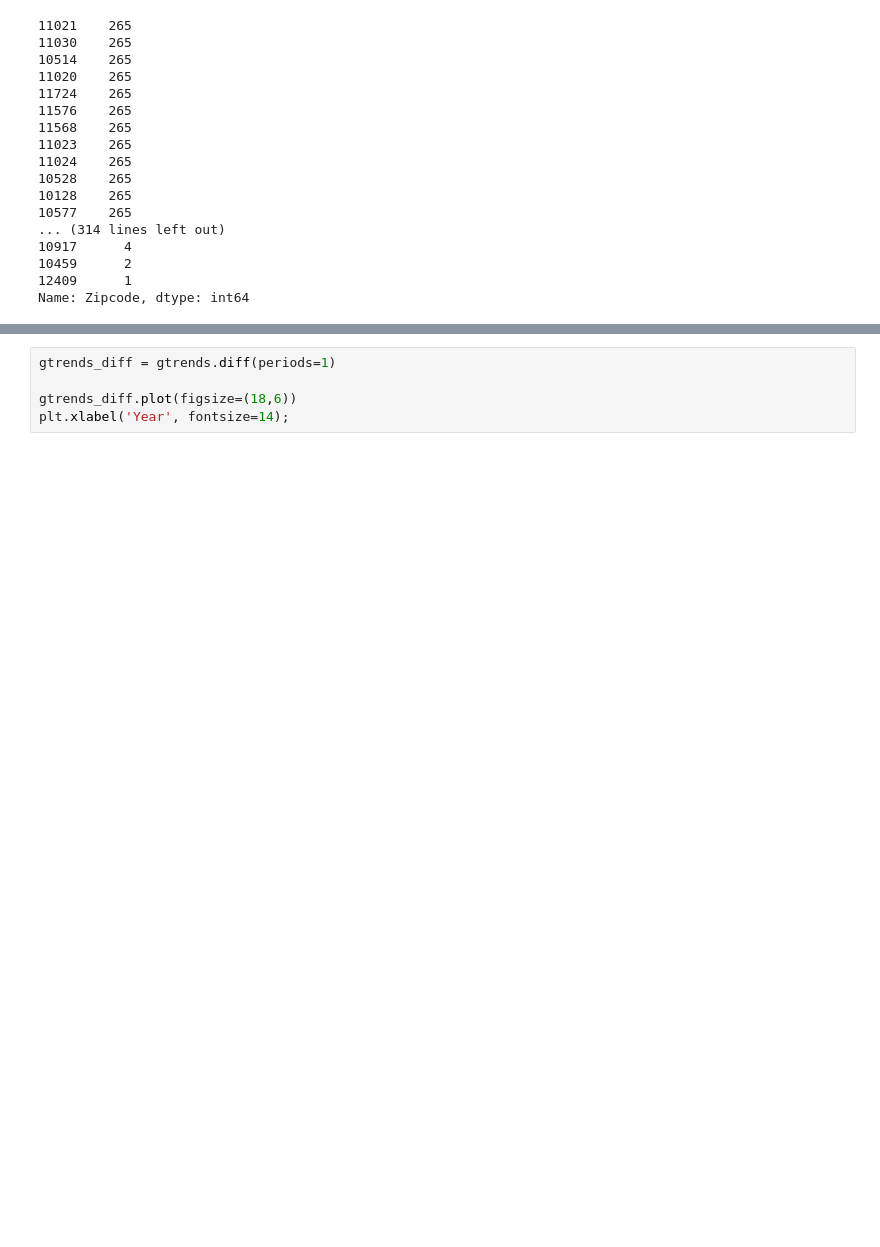
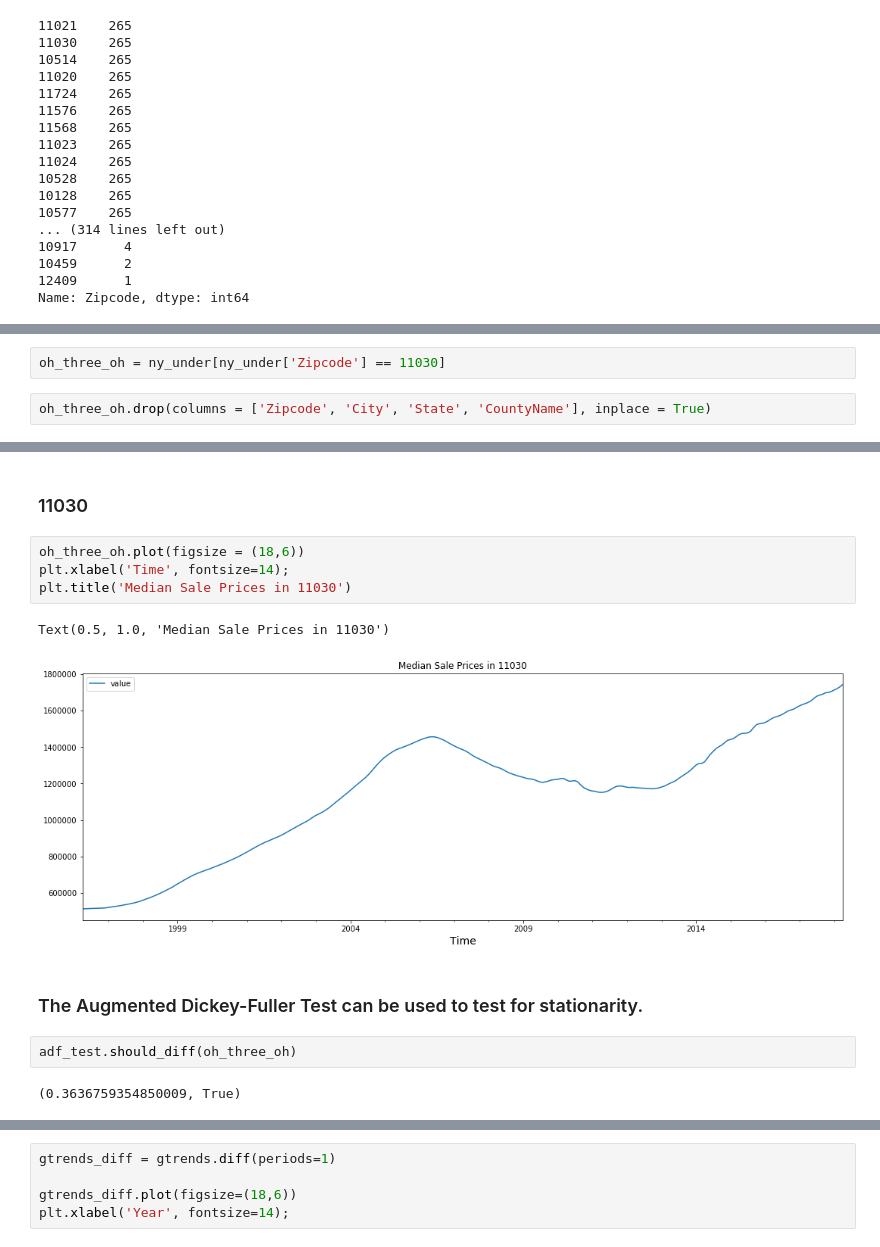
Before and after one commit to learn-co-curriculum/dsc-phase-4-project, a Jupyter notebook: time-series/starter_notebook.ipynb, the cells around one changed output, grey strips where cells are left out. Drawn from its saved outputs; the diff is of its cells as text; blank space fills up the shorter version.

```diff
--- a/time-series/starter_notebook.ipynb
+++ b/time-series/starter_notebook.ipynb
@@ -472,0 +525,4 @@ ny_under.head()
+# %%
+oh_three_oh = ny_under[ny_under['Zipcode'] == 11030]
+# %%
+oh_three_oh.drop(columns = ['Zipcode', 'City', 'State', 'CountyName'], inplace = True)
@@ -472,0 +837,15 @@ ny_under.head()
+# %% [markdown]
+### 11030
+# %%
+oh_three_oh.plot(figsize = (18,6))
+plt.xlabel('Time', fontsize=14);
+plt.title('Median Sale Prices in 11030')
+# %% [output]
+Text(0.5, 1.0, 'Median Sale Prices in 11030')
+[figure, added]
+# %% [markdown]
+### The Augmented Dickey-Fuller Test can be used to test for stationarity.
+# %%
+adf_test.should_diff(oh_three_oh)
+# %% [output]
+(0.3636759354850009, True)
```
Also changed, not shown: parts of 283 cells of this notebook.
